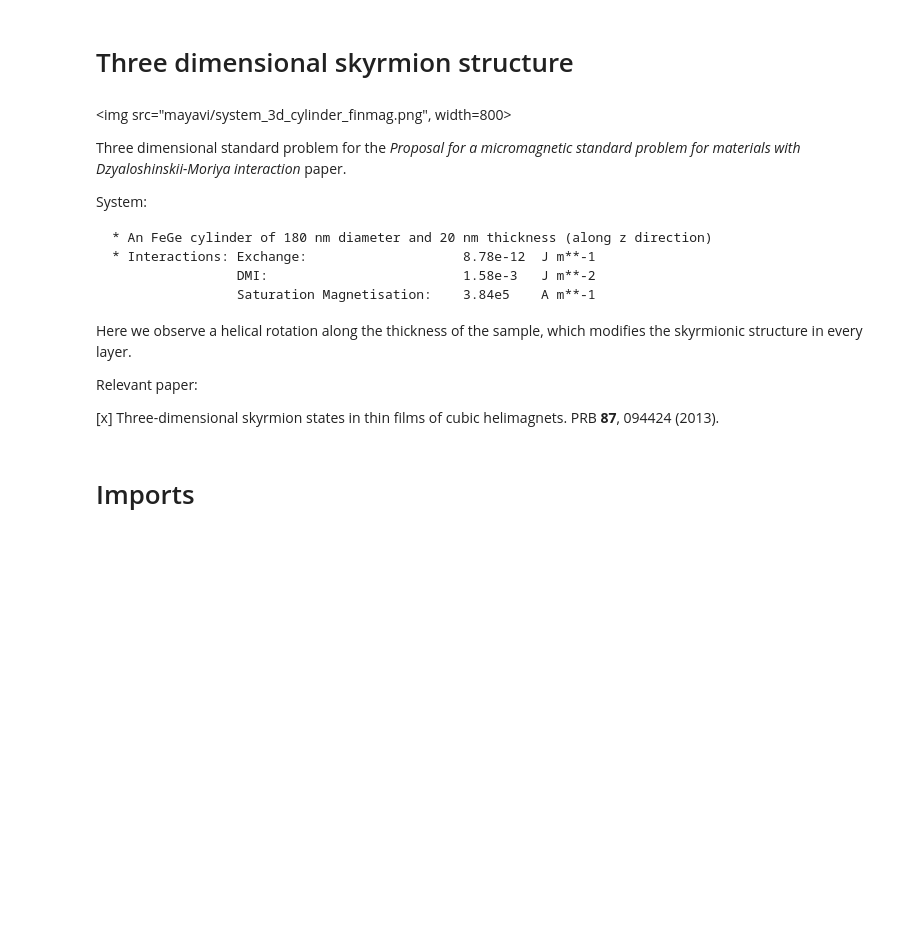
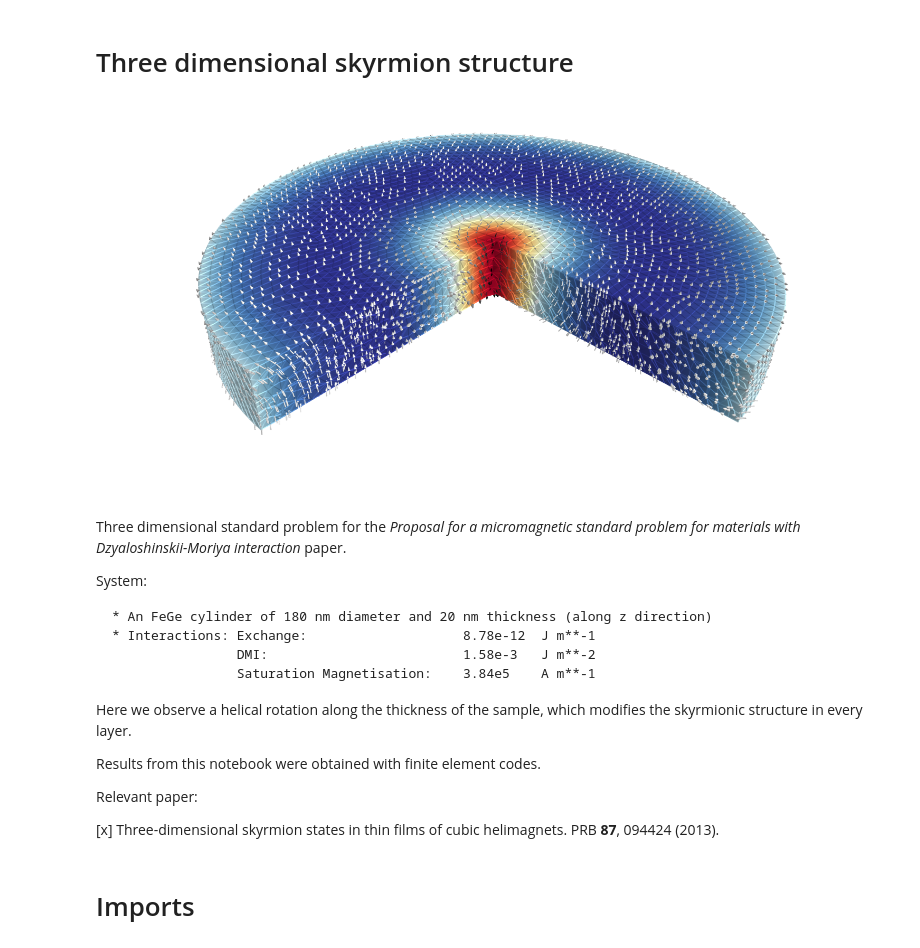
Before and after one commit to fangohr/paper-supplement-standard-problem-dmi, a Jupyter notebook: notebooks/3d_problem_cylinder-finmag.ipynb, the cells around one changed output. Drawn from its saved outputs; the diff is of its cells as text; code cells hidden in the pictures; blank space fills up the shorter version.

```diff
--- a/notebooks/3d_problem_cylinder-finmag.ipynb
+++ b/notebooks/3d_problem_cylinder-finmag.ipynb
@@ -1,8 +1,11 @@
 # %% [markdown]
 # Three dimensional skyrmion structure
+# %%
+from IPython.display import Image
+Image("mayavi/system_3d_cylinder_finmag.png")
+# %% [output]
+[figure, added]
 # %% [markdown]
-<img src="mayavi/system_3d_cylinder_finmag.png", width=800>
-
 Three dimensional standard problem for the *Proposal for a micromagnetic standard problem for materials with Dzyaloshinskii-Moriya interaction* paper.
 
 System:
@@ -16,6 +19,7 @@ System:
 
 Here we observe a helical rotation along the thickness of the sample, which modifies the skyrmionic structure in every layer.
 
+Results from this notebook were obtained with finite element codes.
 
 Relevant paper:
 
```
Also changed, not shown: parts of 11 cells of this notebook, 5 other files.
